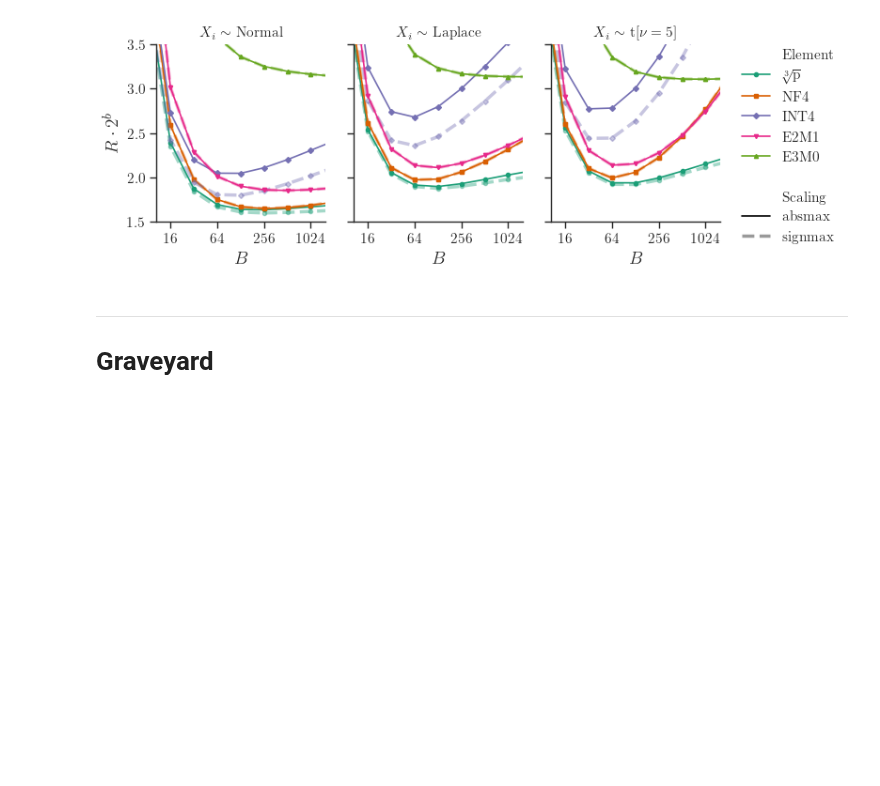
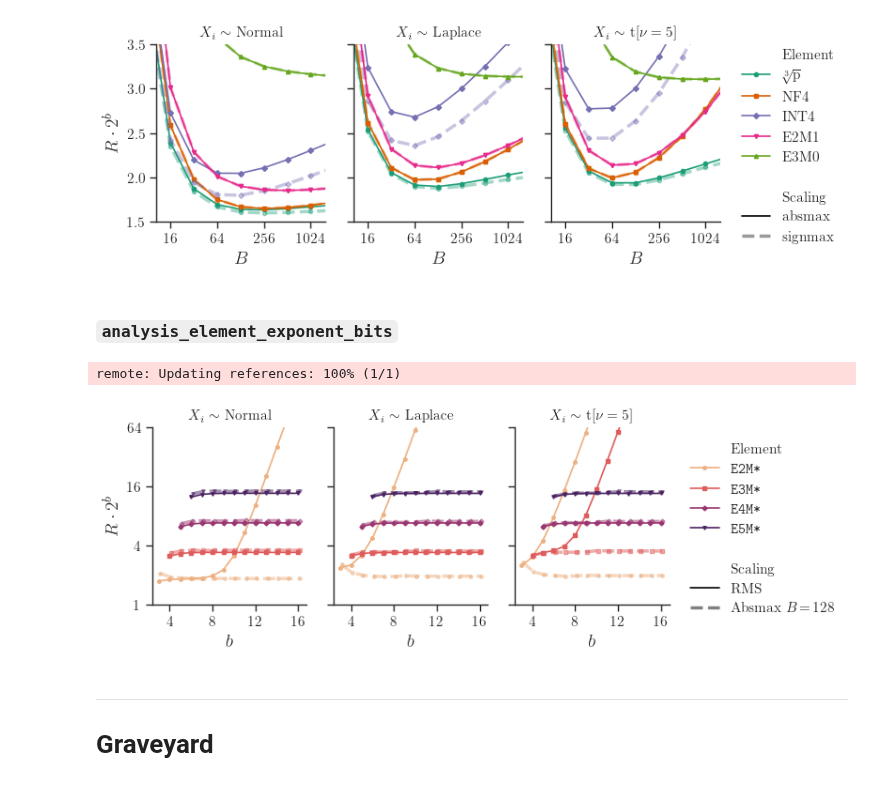
Before and after one commit to graphcore-research/llama-mobile-vlm, a Jupyter notebook: 20250127-FormatsCascade/Analysis.ipynb, the cells around one changed output. Drawn from its saved outputs; the diff is of its cells as text; code cells hidden in the pictures; blank space fills up the shorter version.

Commit message:
Plots

```diff
--- a/20250127-FormatsCascade/Analysis.ipynb
+++ b/20250127-FormatsCascade/Analysis.ipynb
@@ -514,6 +515,54 @@ plot_utils.save("analysis_other_formats")
 # %% [output]
 remote: Updating references: 100% (1/1)
 [figure]
+# %% [markdown]
+### `analysis_element_exponent_bits`
+# %%
+distributions = [A.Normal(), A.Laplace(), A.StudentT(df=5)]
+bits = torch.arange(3, 17)
+block_size = 128
+ebits_items = [
+    (ebits, dict(color=color, marker=marker, ms=2.5, label=f"\\texttt{{E{ebits}M*}}"))
+    for ebits, color, marker in zip([2, 3, 4, 5], plot_utils.SEQ_PALETTE(torch.linspace(0, 1, 4)), "osDv")
+]
+scaling_methods = [
+    ("rms", None, dict(ls="-", label="RMS")),
+    ("absmax", block_size, dict(ls="--", alpha=.5, lw=2.5, label=f"Absmax $B\\!=\\!{block_size}$")),
+]
+
+grid = plot_utils.grid(cols=distributions, sharey=True)
+for (dist,), ax in grid:
+    X = dist.sample(2**24, seed=1, device=DEVICE)
+    for scaling, block_size, scaling_args in scaling_methods:
+        for ebits, ebits_args in ebits_items:
+            fmts = [Q.LinearScalingFormat(Q.FPFormat(ebits, b - ebits - 1, "nearest"), Q.FPFormat(8, 7, "to_inf"), (block_size,), scaling)
+                    for b in bits.tolist() if b - ebits - 1 >= 0]
+            b = tensor([fmt.count_bits(X.shape) / X.nelement() for fmt in fmts])
+            rmse = tensor([A.qrmse_norm(fmt, X).item() for fmt in fmts])
+            ax.plot(b, rmse * 2**b, **plot_utils.drop_label(scaling_args), **plot_utils.drop_label(ebits_args))
+    ax.set_title(f"$X_i \\sim$ {distribution_name(dist)}")
+    ax.set_xlabel("bits")
+    ax.xaxis.set_major_locator(matplotlib.ticker.MultipleLocator(4))
+
+ax0 = grid.axes[0, 0]
+ax0.set_yscale("log", base=2)
+ax0.set_ylim((2**0, 2**6))
+ax0.yaxis.set_major_formatter("{x:.0f}")
+ax0.set_ylabel(r"$R \cdot 2^b$")
+
+plot_utils.set_figure_legend(grid.figure, handles= [matplotlib.patches.Patch(color="none", label="Element")] + [
+    matplotlib.lines.Line2D([], [], **a)
+    for _, a in ebits_items
+] + [matplotlib.patches.Patch(color="none"), matplotlib.patches.Patch(color="none", label="Scaling")] + [
+    matplotlib.lines.Line2D([], [], color="k", **a)
+    for _, _, a in scaling_methods
+])
+
+plot_utils.tidy(grid.figure)
+plot_utils.save("analysis_element_exponent_bits")
+# %% [output]
+remote: Updating references: 100% (1/1)
+[figure, added]
 # %% [markdown]
 ---
 # Graveyard
```
Also changed, not shown: parts of 1 cell of this notebook.
